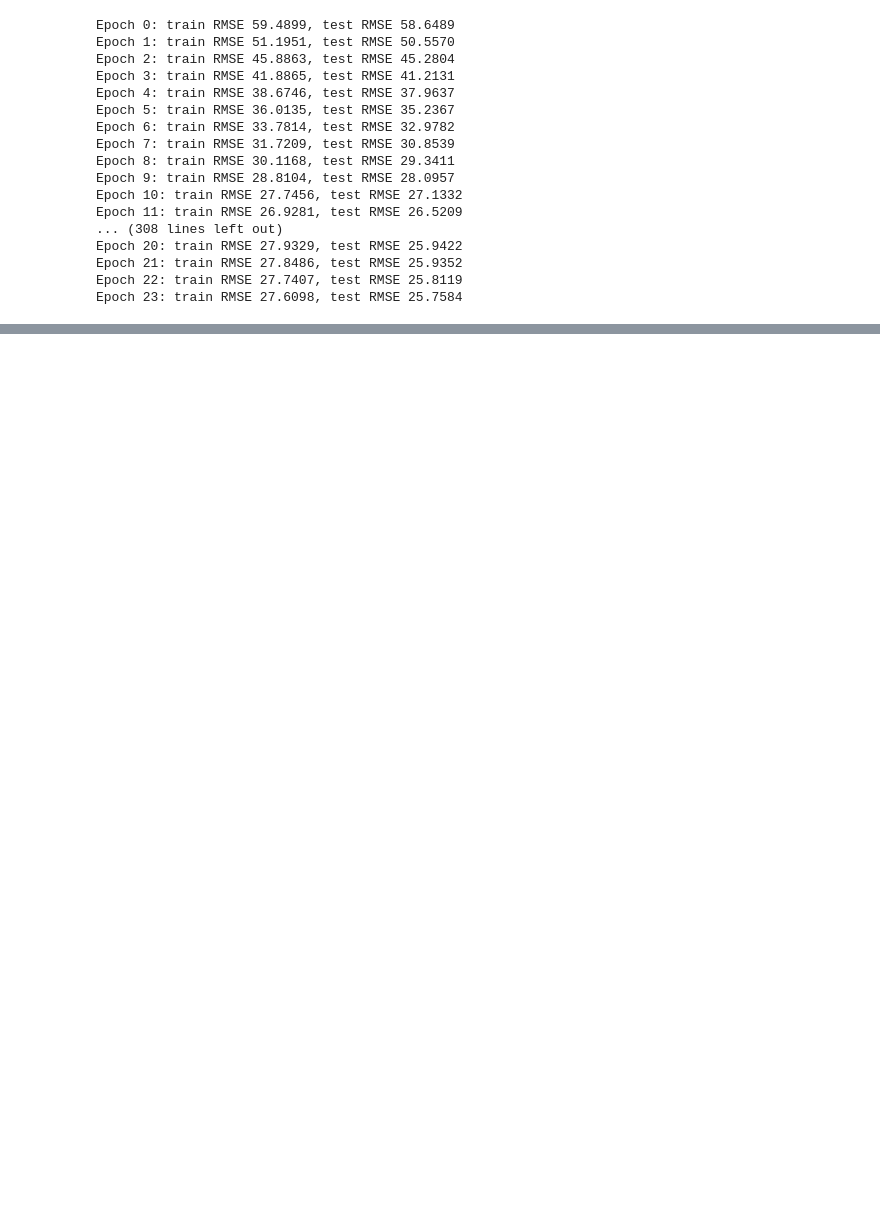
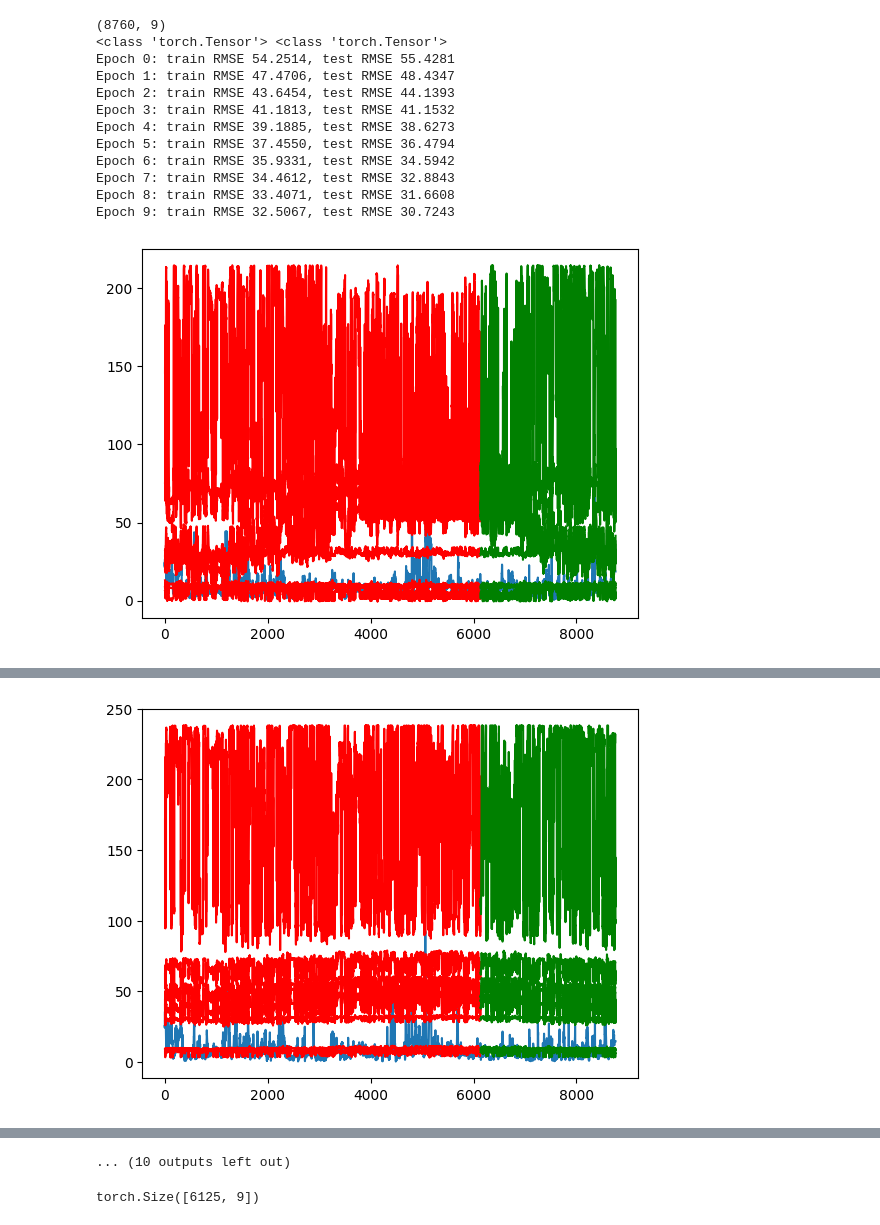
Before and after one commit to b4wolf/NEURALNETS, a Jupyter notebook: working_copy_PMWeather.ipynb, the cells around one changed output, grey strips where cells are left out. Saved outputs shown, nothing was run; the diff lists cells and outputs as text; code cells hidden in the pictures; blank space fills up the shorter version.

```diff
--- a/working_copy_PMWeather.ipynb
+++ b/working_copy_PMWeather.ipynb
@@ -218,13 +234,15 @@ sparse.csr_matrix(adj_mat)
 # %%
 stat_train_predictions = []
+stat_train_truths = []
 stat_test_predictions = []
+stat_test_truths = []
 
 for df in prepped_data_frames:
   timeseries = df.drop('Latitude', axis=1).drop('Longitude', axis=1).values.astype('float32')
+  print(timeseries.shape)
   train_size = int(len(timeseries) * 0.70)
   test_size = len(timeseries) - train_size
   train, test = timeseries[:train_size], timeseries[train_size:]
-
   def create_dataset(dataset, lookback):
       """Transform a time series into a prediction dataset
 
@@ -243,7 +261,11 @@ for df in prepped_data_frames:
   lookback = 7
   X_train, y_train = create_dataset(train, lookback=lookback)
   X_test, y_test = create_dataset(test, lookback=lookback)
-  class AirModel(nn.Module):
+
+  stat_train_truths.append(y_train[:, -1, :].numpy())
+  stat_test_truths.append(y_test[:, -1, :].numpy())
+
+  class LSTM(nn.Module):
       def __init__(self):
           super().__init__()
           self.lstm = nn.LSTM(input_size=9, hidden_size=50, num_layers=1, batch_first=True)
@@ -253,69 +275,62 @@ for df in prepped_data_frames:
           x = self.linear(x)
           return x
 
-  model = AirModel()
+  model = LSTM()
   optimizer = optim.Adam(model.parameters())
   loss_fn = nn.MSELoss()
+  print(type(X_train), type(y_train))
   loader = data.DataLoader(data.TensorDataset(X_train, y_train), shuffle=True, batch_size=8)
 
-  n_epochs = 100
+  n_epochs = 10
   for epoch in range(n_epochs):
       model.train()
       losses = []
       for X_batch, y_batch in loader:
           y_pred = model(X_batch)
           loss = loss_fn(y_pred, y_batch)
           losses.append(loss.detach().numpy())
           optimizer.zero_grad()
           loss.backward()
           optimizer.step()
       # Validation
       model.eval()
       with torch.no_grad():
           y_pred = model(X_train)
           train_rmse = np.sqrt(loss_fn(y_pred, y_train))
           y_pred = model(X_test)
           test_rmse = np.sqrt(loss_fn(y_pred, y_test))
       print("Epoch %d: train RMSE %.4f, test RMSE %.4f" % (epoch, train_rmse, test_rmse))
 
   with torch.no_grad():
     y_pred = model(X_train)
     stat_train_predictions.append(y_pred[:, -1, :])
     y_pred = model(X_test)
     stat_test_predictions.append(y_pred[:, -1, :])
 
-  """with torch.no_grad():
-      # shift train predictions for plotting
-      train_plot = np.ones_like(timeseries) * np.nan
-      y_pred = model(X_train)
-      y_pred = y_pred[:, -1, :]
-      print(y_pred.shape)
-      train_plot[lookback:train_size] = y_pred[:, 8]
+  with torch.no_grad():
+    train_plot = np.ones_like(timeseries) * np.nan
+    y_pred = model(X_train)
+    y_pred = y_pred[:, -1, :]
+    train_plot[lookback:train_size] = model(X_train)[:, -1, :]
+    # shift test predictions for plotting
+    test_plot = np.ones_like(timeseries) * np.nan
+    test_plot[train_size+lookback:len(timeseries)] = model(X_test)[:, -1, :]
 
-      # shift test predictions for plotting
-      test_plot = np.ones_like(timeseries) * np.nan
-      test_plot[train_size+lookback:len(timeseries)] = model(X_test)[:, -1, 8]"""
-
-"""  # plot
-  plt.plot(timeseries[:, 8])
+  plt.plot(timeseries[:, 0])
   plt.plot(train_plot, c='r')
   plt.plot(test_plot, c='g')
-  plt.show()"""
+  plt.show()
 # %% [output]
-Epoch 0: train RMSE 59.4899, test RMSE 58.6489
-Epoch 1: train RMSE 51.1951, test RMSE 50.5570
-Epoch 2: train RMSE 45.8863, test RMSE 45.2804
-Epoch 3: train RMSE 41.8865, test RMSE 41.2131
-Epoch 4: train RMSE 38.6746, test RMSE 37.9637
-Epoch 5: train RMSE 36.0135, test RMSE 35.2367
-Epoch 6: train RMSE 33.7814, test RMSE 32.9782
-Epoch 7: train RMSE 31.7209, test RMSE 30.8539
-Epoch 8: train RMSE 30.1168, test RMSE 29.3411
-Epoch 9: train RMSE 28.8104, test RMSE 28.0957
-Epoch 10: train RMSE 27.7456, test RMSE 27.1332
-Epoch 11: train RMSE 26.9281, test RMSE 26.5209
-... (308 lines left out)
-Epoch 20: train RMSE 27.9329, test RMSE 25.9422
-Epoch 21: train RMSE 27.8486, test RMSE 25.9352
-Epoch 22: train RMSE 27.7407, test RMSE 25.8119
-Epoch 23: train RMSE 27.6098, test RMSE 25.7584
+(8760, 9)
+<class 'torch.Tensor'> <class 'torch.Tensor'>
+Epoch 0: train RMSE 54.2514, test RMSE 55.4281
+Epoch 1: train RMSE 47.4706, test RMSE 48.4347
+Epoch 2: train RMSE 43.6454, test RMSE 44.1393
+Epoch 3: train RMSE 41.1813, test RMSE 41.1532
+Epoch 4: train RMSE 39.1885, test RMSE 38.6273
+Epoch 5: train RMSE 37.4550, test RMSE 36.4794
+Epoch 6: train RMSE 35.9331, test RMSE 34.5942
+Epoch 7: train RMSE 34.4612, test RMSE 32.8843
+Epoch 8: train RMSE 33.4071, test RMSE 31.6608
+Epoch 9: train RMSE 32.5067, test RMSE 30.7243
+[figure, added]
@@ -322,0 +349 @@ KeyboardInterrupt: ignored
+[figure, added]
@@ -322,0 +402 @@ KeyboardInterrupt: ignored
+... (10 outputs left out)
@@ -367,0 +403,4 @@ for epoch in range(2000):
+# %%
+print(stat_train_predictions[0].shape)
+# %% [output]
+torch.Size([6125, 9])
```
Also changed, not shown: parts of 18 cells of this notebook.
